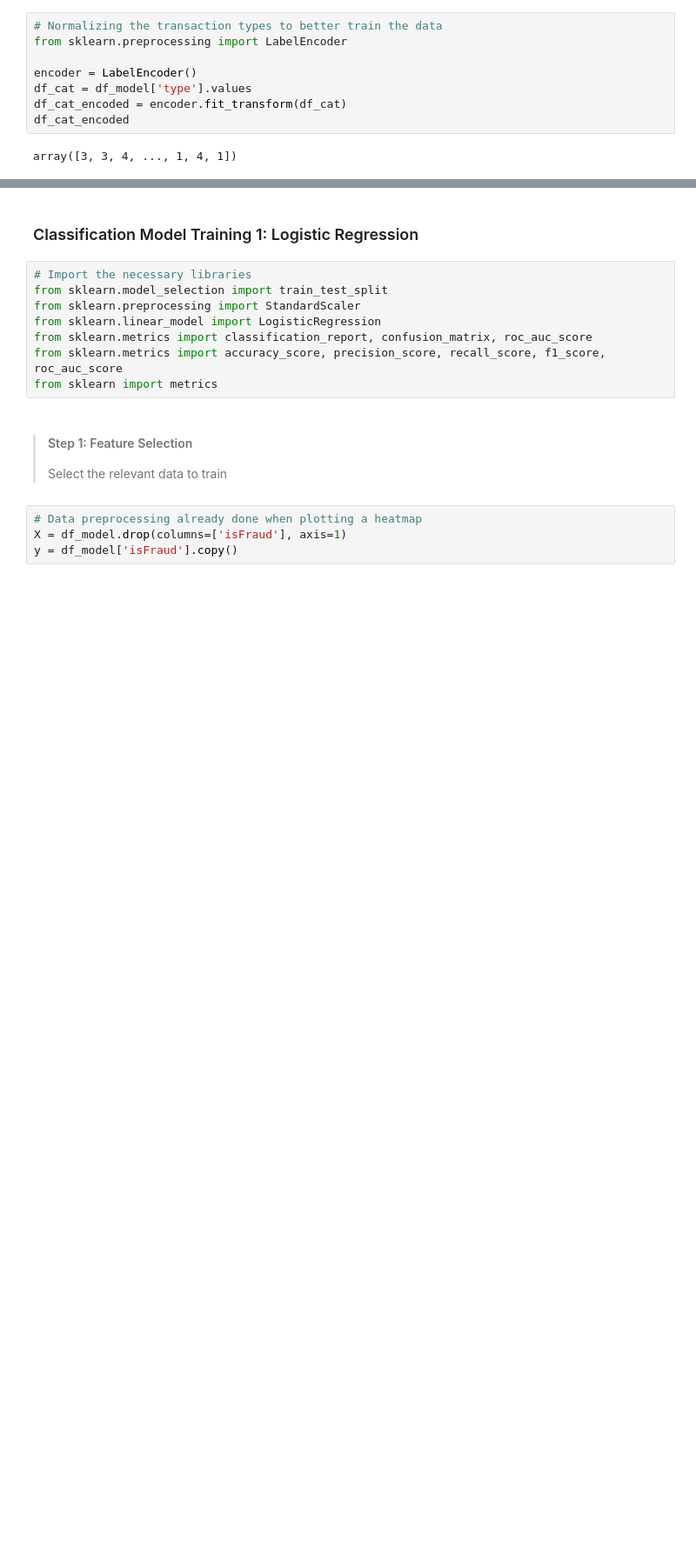
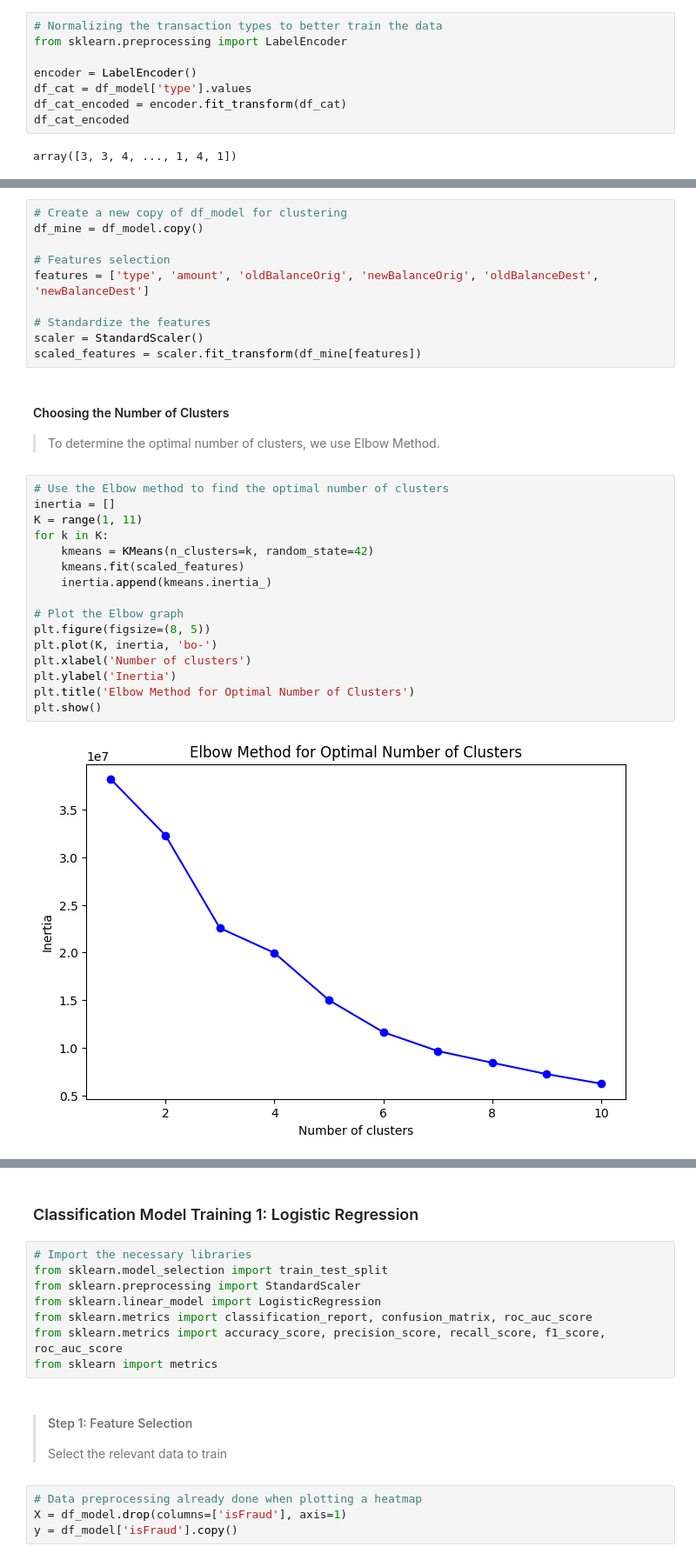
Before and after one commit to V3ness/Data-Science-Fundamentals-Project, a Jupyter notebook: project.ipynb, the cells around one changed output, grey strips where cells are left out. Shown at 87% size. Saved outputs shown, nothing was run; the diff lists cells and outputs as text; blank space fills up the shorter version.

```diff
--- a/project.ipynb
+++ b/project.ipynb
@@ -276,0 +291,31 @@ plt.tight_layout()
+# %%
+# Create a new copy of df_model for clustering
+df_mine = df_model.copy()
+
+# Features selection
+features = ['type', 'amount', 'oldBalanceOrig', 'newBalanceOrig', 'oldBalanceDest', 'newBalanceDest']
+
+# Standardize the features
+scaler = StandardScaler()
+scaled_features = scaler.fit_transform(df_mine[features])
+# %% [markdown]
+#### Choosing the Number of Clusters
+> To determine the optimal number of clusters, we use Elbow Method.
+# %%
+# Use the Elbow method to find the optimal number of clusters
+inertia = []
+K = range(1, 11)
+for k in K:
+    kmeans = KMeans(n_clusters=k, random_state=42)
+    kmeans.fit(scaled_features)
+    inertia.append(kmeans.inertia_)
+
+# Plot the Elbow graph
+plt.figure(figsize=(8, 5))
+plt.plot(K, inertia, 'bo-')
+plt.xlabel('Number of clusters')
+plt.ylabel('Inertia')
+plt.title('Elbow Method for Optimal Number of Clusters')
+plt.show()
+# %% [output]
+[figure, added]
```
Also changed, not shown: parts of 60 cells of this notebook, 3 other files.
